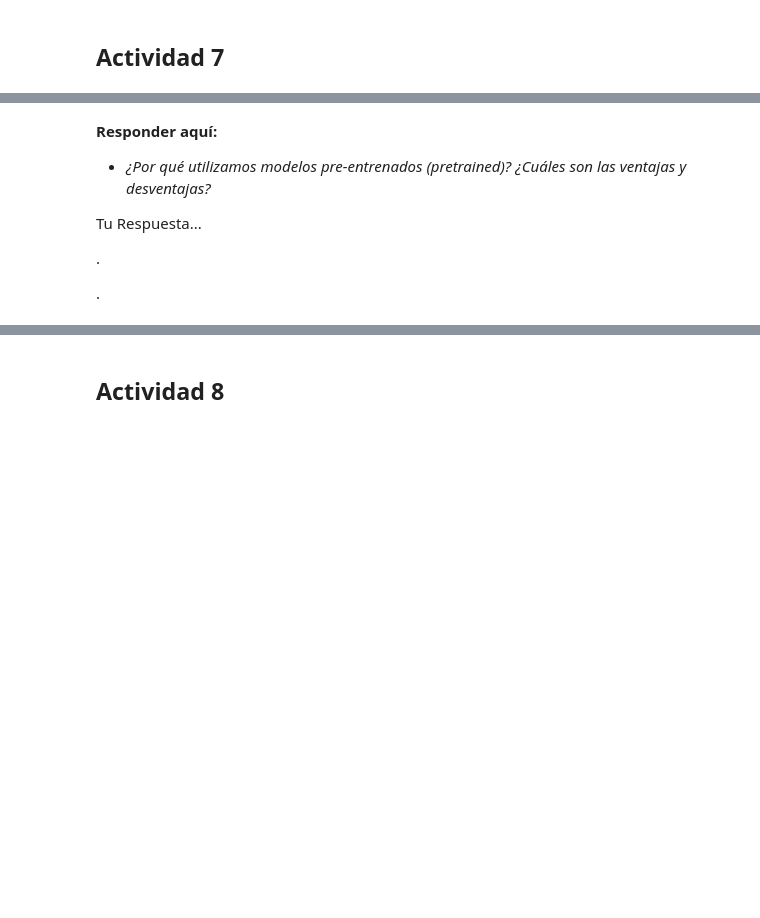
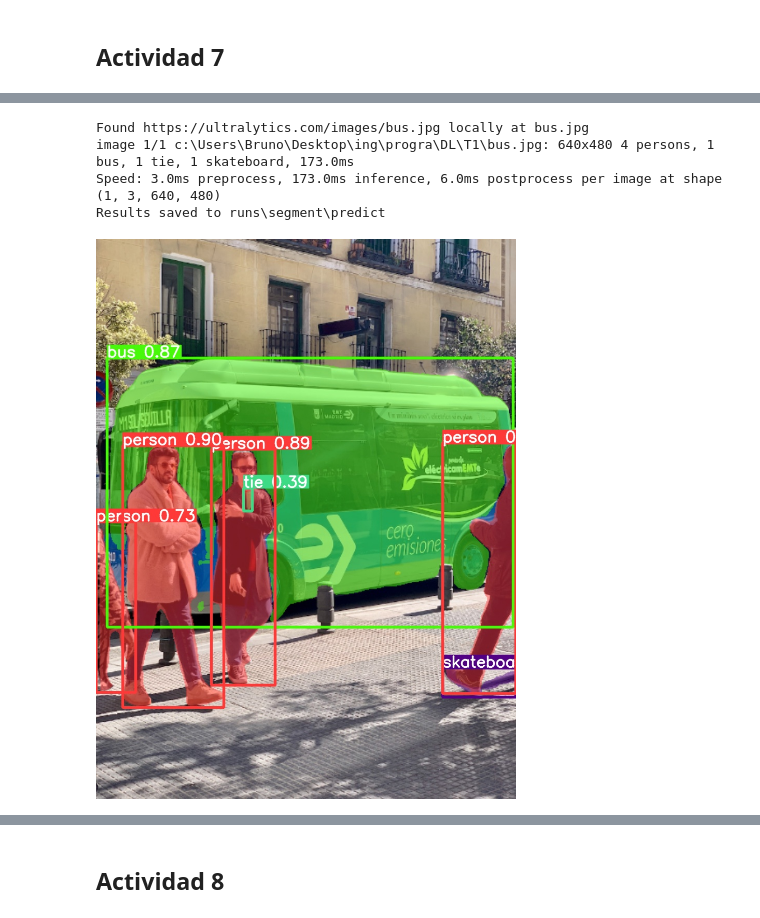
Before and after one commit to BrunoFarfan/DeepLearning, a Jupyter notebook: T1/T1_BrunoFarfan.ipynb, the cells around one changed output, grey strips where cells are left out. Saved outputs shown, nothing was run; the diff lists cells and outputs as text; code cells hidden in the pictures; blank space fills up the shorter version.

```diff
--- a/T1/T1_BrunoFarfan.ipynb
+++ b/T1/T1_BrunoFarfan.ipynb
@@ -669,17 +668,22 @@ from ultralytics import YOLO
 TAREA: Instancie el modelo YOLOv8 para segmentacion y obtenga la prediccion de la foto entregada
 """
 image_to_predict = 'https://ultralytics.com/images/bus.jpg'
+
+yolo_model = YOLO('yolov8s-seg.pt')
+
+results = yolo_model.predict(image_to_predict, save=True, exist_ok=True)
+# %% [output]
+Found https://ultralytics.com/images/bus.jpg locally at bus.jpg
+image 1/1 c:\Users\Bruno\Desktop\ing\progra\DL\T1\bus.jpg: 640x480 4 persons, 1 bus, 1 tie, 1 skateboard, 173.0ms
+Speed: 3.0ms preprocess, 173.0ms inference, 6.0ms postprocess per image at shape (1, 3, 640, 480)
+Results saved to runs\segment\predict
 # %%
 """"
 TAREA: Muestra la foto segmentada por Yolov8 (puedes usar Image())
 """
+
+import os
+
+display(Image(os.path.join("runs", "segment", "predict", "bus.jpg")))
+# %% [output]
+[figure, added]
-# %% [markdown]
-**Responder aquí:**
-
-*   *¿Por qué utilizamos modelos pre-entrenados (pretrained)? ¿Cuáles son las ventajas y desventajas?*
-
-Tu Respuesta...
-
-.
-
-.
```
Also changed, not shown: parts of 5 cells of this notebook, 1 other file.
